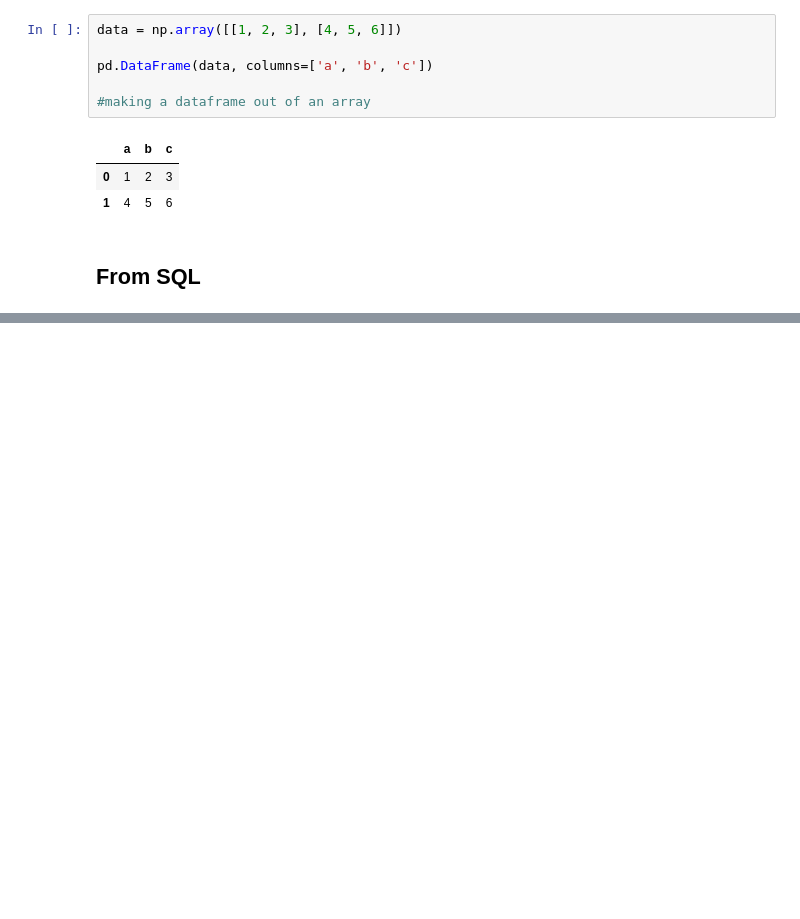
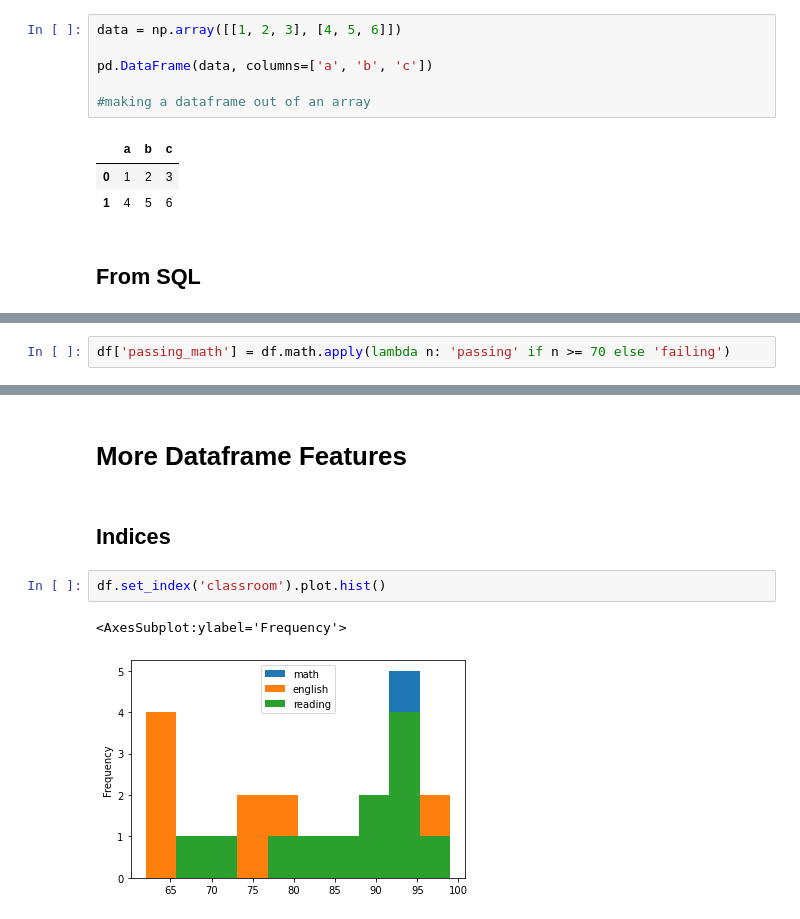
Before and after one commit to johngrinstead/numpy-pandas-visualization-exercises, a Jupyter notebook: advance_dataframes_lesson.ipynb, the cells around one changed output, grey strips where cells are left out. Saved outputs shown, nothing was run; the diff lists cells and outputs as text; blank space fills up the shorter version.

Commit message:
began advanced dataframes exercise

```diff
--- a/advance_dataframes_lesson.ipynb
+++ b/advance_dataframes_lesson.ipynb
@@ -79,0 +306,2 @@ OperationalError: (pymysql.err.OperationalError) (2003, "Can't connect to MySQL
+# %%
+df['passing_math'] = df.math.apply(lambda n: 'passing' if n >= 70 else 'failing')
@@ -79,0 +421,9 @@ OperationalError: (pymysql.err.OperationalError) (2003, "Can't connect to MySQL
+# %% [markdown]
+# More Dataframe Features
+# %% [markdown]
+## Indices
+# %%
+df.set_index('classroom').plot.hist()
+# %% [output]
+<AxesSubplot:ylabel='Frequency'>
+[figure, added]
```
Also changed, not shown: parts of 44 cells of this notebook, 1 other file.
